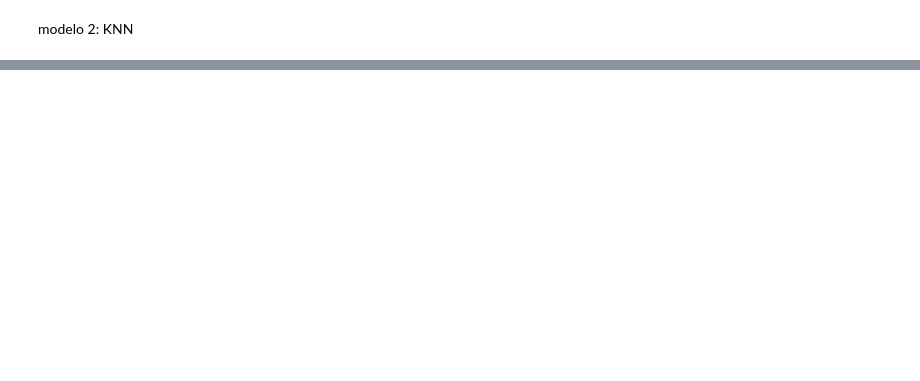
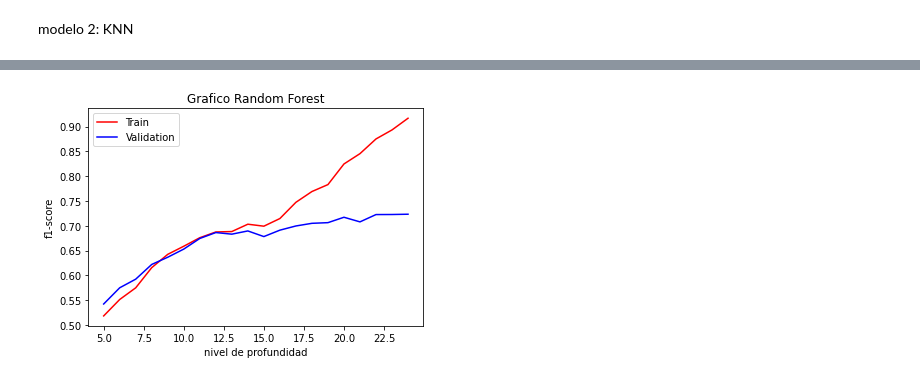
Before and after one commit to UlisesCravero/tp_ml_grupo_9, a Jupyter notebook: tp1_ML.ipynb, the cells around one changed output, grey strips where cells are left out. Saved outputs shown, nothing was run; the diff lists cells and outputs as text; code cells hidden in the pictures; blank space fills up the shorter version.

```diff
--- a/tp1_ML.ipynb
+++ b/tp1_ML.ipynb
@@ -606,0 +707,10 @@ evaluate_model(knn5_model, title='Knn', show_cm=True)
+# %%
+from sklearn.ensemble import RandomForestClassifier
+
+rf_model = Pipeline([
+    ('mapper', mapper),
+    ('classifier', RandomForestClassifier(max_depth=1, random_state=42)),
+])
+rf_model.fit(train, train.is_fraud)
+
+evaluate_model(rf_model, title='Random Forest')
@@ -606,0 +722,30 @@ evaluate_model(knn5_model, title='Knn', show_cm=True)
+# %%
+train_f1 =  []
+eval_f1 = []
+max_deep_list = list(range(5, 25))
+
+for deep in max_deep_list:
+
+
+    model_rf_maxdepth_curva = Pipeline([
+    ('mapper', mapper),
+    ('classifier', RandomForestClassifier(n_estimators=20, max_depth=deep, random_state=42)),
+    ])
+
+    arbol_rf=model_rf_maxdepth_curva
+    arbol_rf=arbol_rf.fit(train, train.is_fraud)
+    y_train_pred = model_rf_maxdepth_curva.predict(train.drop(columns=['is_fraud']))
+    y_val_pred = model_rf_maxdepth_curva.predict(validation.drop(columns=['is_fraud']))
+    train_f1.append(metrics.f1_score( train.is_fraud, y_train_pred))
+    eval_f1.append(metrics.f1_score(validation.is_fraud, y_val_pred))
+
+# graficar los resultados.
+plt.plot(max_deep_list, train_f1, color='r', label='Train')
+plt.plot(max_deep_list, eval_f1, color='b', label='Validation')
+plt.title('Grafico Random Forest')
+plt.legend()
+plt.ylabel('f1-score')
+plt.xlabel('nivel de profundidad')
+plt.show()
+# %% [output]
+[figure, added]
```
Also changed, not shown: parts of 31 cells of this notebook, 2 other files.
